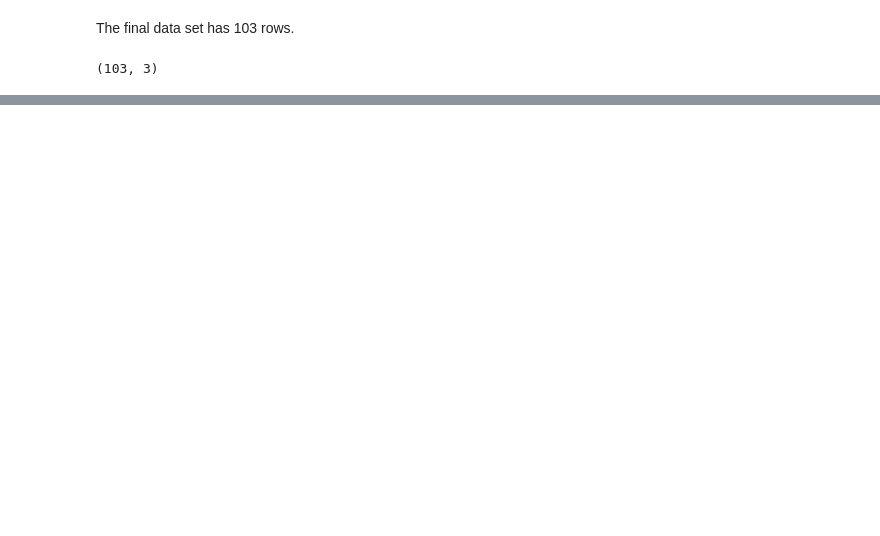
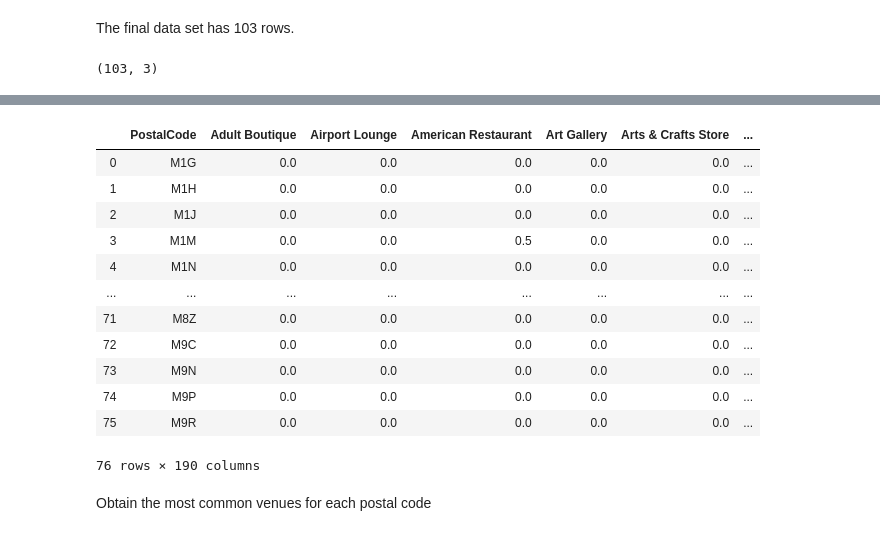
Before and after one commit to hoainamnguyen94/Coursera-Capstone, a Jupyter notebook: Capstone_Project_2.ipynb, the cells around one changed output, grey strips where cells are left out. Drawn from its saved outputs; the diff is of its cells as text; code cells hidden in the pictures; blank space fills up the shorter version.

```diff
--- a/Capstone_Project_2.ipynb
+++ b/Capstone_Project_2.ipynb
@@ -37,0 +96,5 @@ toronto_final.shape
+# %%
+CLIENT_ID = 'AADZNFJL102ZBDR5UT4GCADHPFMT0GURPVQ5TFKTMPCHJZBV' # your Foursquare ID
+CLIENT_SECRET = '04202ITCIA3HYLNLGU5NRPDX1WU55CUAIZELH5P0SQEIXSXP' # your Foursquare Secret
+VERSION = '20180604'
+LIMIT = 100
@@ -37,0 +103,32 @@ toronto_final.shape
+# %%
+def getNearbyVenues(names, latitudes, longitudes, radius = 250):
+
+    venues_list=[]
+
+    for name, lat, lng in zip(names, latitudes, longitudes):
+
+        url = 'https://api.foursquare.com/v2/venues/explore?&client_id={}&client_secret={}&v={}&ll={},{}&radius={}&limit={}'.format(
+            CLIENT_ID, CLIENT_SECRET, VERSION, lat, lng, radius, LIMIT)
+
+        results = requests.get(url).json()["response"]['groups'][0]['items']
+
+        for v in results:
+            venues_list.append([name, lat, lng,
+            v['venue']['name'], v['venue']['location']['lat'],
+            v['venue']['location']['lng'], v['venue']['categories'][0]['name']])
+
+    nearby_venues = pd.DataFrame(venues_list)
+    nearby_venues.columns = ['PostalCode',
+                  'PostalCode Latitude',
+                  'PostalCode Longitude',
+                  'Venue',
+                  'Venue Latitude',
+                  'Venue Longitude',
+                  'Venue Category']
+
+    return(nearby_venues)
+# %%
+toronto_venues = getNearbyVenues(names = toronto_join['PostalCode'],
+                                 latitudes = toronto_join['Latitude'],
+                                 longitudes = toronto_join['Longitude'])
+toronto_venues.head(10)
@@ -37,0 +149,4 @@ toronto_final.shape
+# %%
+toronto_venues_dummy = pd.get_dummies(toronto_venues[['Venue Category']], prefix = "", prefix_sep = "")
+toronto_venues_dummy = pd.concat([toronto_venues['PostalCode'], toronto_venues_dummy], axis = 1)
+toronto_venues_dummy.head(10)
@@ -37,0 +166,19 @@ toronto_final.shape
+# %%
+toronto_grouped = toronto_venues_dummy.groupby('PostalCode').mean().reset_index()
+toronto_grouped
+# %% [output]
+|  | PostalCode | Adult Boutique | Airport Lounge | American Restaurant | Art Gallery | Arts & Crafts Store | ... |
+| 0 | M1G | 0.0 | 0.0 | 0.0 | 0.0 | 0.0 | ... |
+| 1 | M1H | 0.0 | 0.0 | 0.0 | 0.0 | 0.0 | ... |
+| 2 | M1J | 0.0 | 0.0 | 0.0 | 0.0 | 0.0 | ... |
+| 3 | M1M | 0.0 | 0.0 | 0.5 | 0.0 | 0.0 | ... |
+| 4 | M1N | 0.0 | 0.0 | 0.0 | 0.0 | 0.0 | ... |
+| ... | ... | ... | ... | ... | ... | ... | ... |
+| 71 | M8Z | 0.0 | 0.0 | 0.0 | 0.0 | 0.0 | ... |
+| 72 | M9C | 0.0 | 0.0 | 0.0 | 0.0 | 0.0 | ... |
+| 73 | M9N | 0.0 | 0.0 | 0.0 | 0.0 | 0.0 | ... |
+| 74 | M9P | 0.0 | 0.0 | 0.0 | 0.0 | 0.0 | ... |
+| 75 | M9R | 0.0 | 0.0 | 0.0 | 0.0 | 0.0 | ... |
+76 rows × 190 columns
+# %% [markdown]
+Obtain the most common venues for each postal code
```
Also changed, not shown: parts of 21 cells of this notebook.
